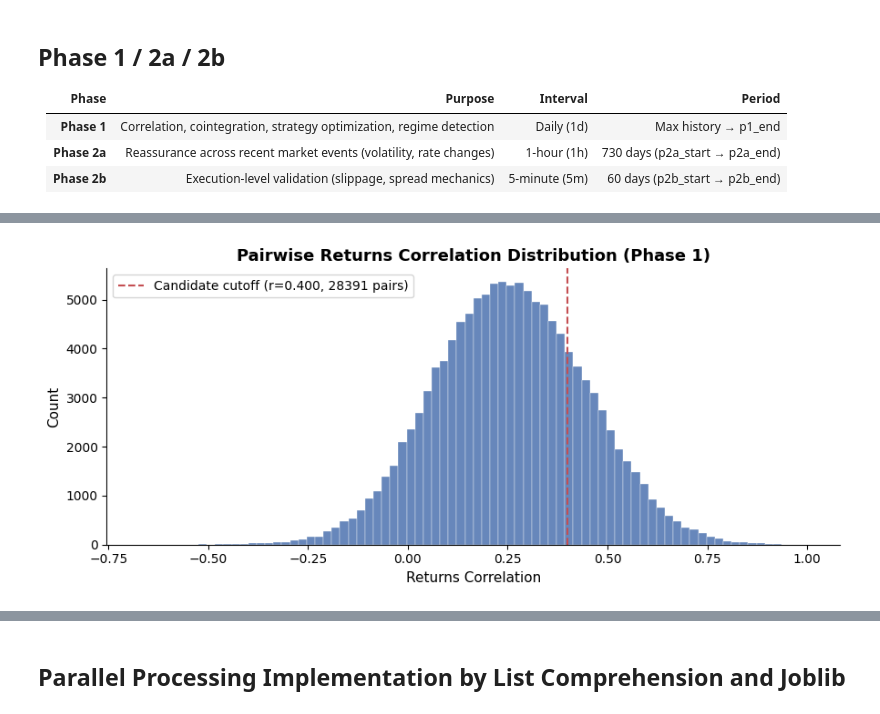
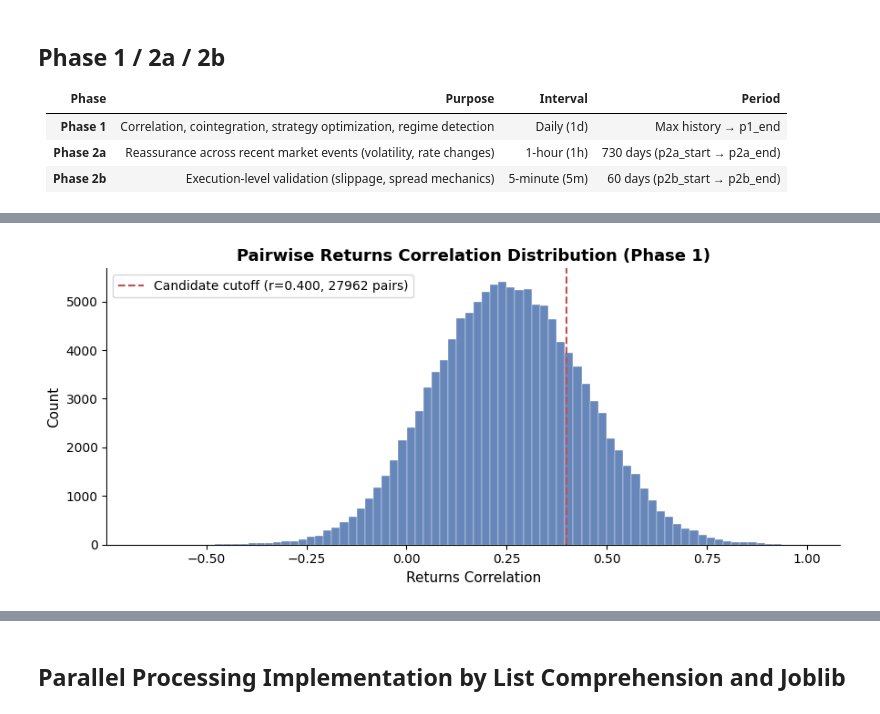
Before and after one commit to danielyouk/crypto-trading-rs, a Jupyter notebook: reference/python_pairstrading/stock-trading-eda-scheduled_eng.ipynb, the cells around one changed output, grey strips where cells are left out. Saved outputs shown, nothing was run; the diff lists cells and outputs as text; code cells hidden in the pictures.

```diff
--- a/reference/python_pairstrading/stock-trading-eda-scheduled_eng.ipynb
+++ b/reference/python_pairstrading/stock-trading-eda-scheduled_eng.ipynb
@@ -76,7 +76,7 @@ from pairs_eda import download_with_retry
 # Over 10-35 years, Adj Close differs significantly from Close
 # (e.g. JPM adj/close ratio ≈ 0.32 at 1990 due to decades of splits/dividends).
 # Pairs trading MUST use Adj Close so corporate actions don't create false spread signals.
-data_1d = download_with_retry(
+sp500_daily_prices = download_with_retry(
     sp500_list,
     start=DOWNLOAD_START,
     end=p1_end,
@@ -93,10 +93,10 @@ data_1d = download_with_retry(
 # This allows newer stocks (GOOGL, TSLA, META, etc.) to participate.
 
 # ── Data availability summary ──
-first_valid = pd.Series({col: data_1d[col].first_valid_index() for col in data_1d.columns})
+first_valid = pd.Series({col: sp500_daily_prices[col].first_valid_index() for col in sp500_daily_prices.columns})
 print(f"\nPhase 1 data:")
-print(f"  Tickers:       {data_1d.shape[1]}")
-print(f"  Trading days:  {data_1d.shape[0]}")
+print(f"  Tickers:       {sp500_daily_prices.shape[1]}")
+print(f"  Trading days:  {sp500_daily_prices.shape[0]}")
 print(f"  Earliest data: {first_valid.min().date()}")
 print(f"  Median start:  {first_valid.median().date()}")
 print(f"  p1_end:        {p1_end.date()}")
@@ -121,3 +121,18 @@ $GEV: possibly delisted; no price data found  (1d 1990-01-01 -> 2024-01-24 01:59
+# %%
+# ── Volatility Pre-Filter ─────────────────────────────────────────────────────
+# Remove tickers that have experienced extreme single-day moves.
+# Such stocks can temporarily break the pair relationship, producing spurious
+# signals that are not recoverable within the z-score mean-reversion window.
+#
+# max_move_quantile=0.90 → exclude the top 10% most extreme movers.
+# The threshold is computed from the actual distribution, so it adapts
+# automatically across different market regimes (e.g. 2000 dot-com vs. 2015).
+from pairs_eda import filter_volatile_tickers
+
+sp500_daily_prices = filter_volatile_tickers(
+    sp500_daily_prices,
+    max_move_quantile=0.90,
+)
 # %% [markdown]
 # Deriving highly correlated stock combinations for pair trading
 # %% [markdown]
@@ -151,12 +166,12 @@ Phase 2b: 2026-01-24 → 2026-03-24  (60 calendar days, 5m)
 # %%
 import matplotlib.pyplot as plt
 from pairs_eda import compute_pairwise_return_correlations, plot_correlation_histogram
 
-all_corr = compute_pairwise_return_correlations(data_1d, end=p1_end)
+all_corr = compute_pairwise_return_correlations(sp500_daily_prices, end=p1_end)
 fig, ax = plot_correlation_histogram(all_corr, cutoff=0.40)
 plt.show()
 # %% [output]
-[figure, old version]
+[figure, new version]
 # %%
 from ipywidgets import interact, Output, widgets
 from plotly import graph_objs as go
```
Also changed, not shown: parts of 40 cells of this notebook, 4 other files.
